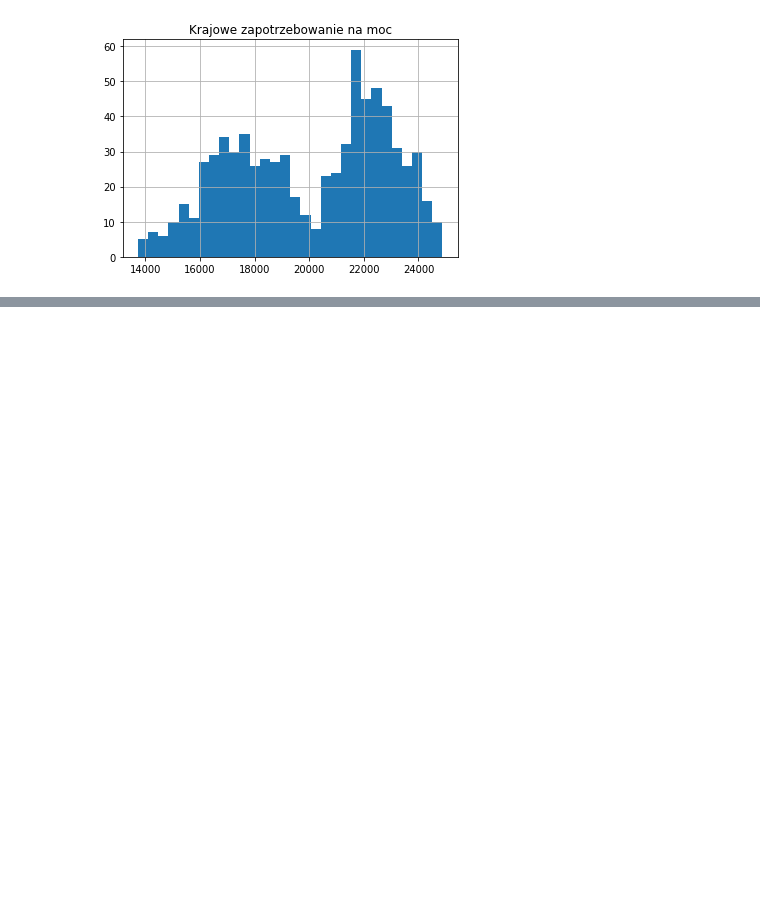
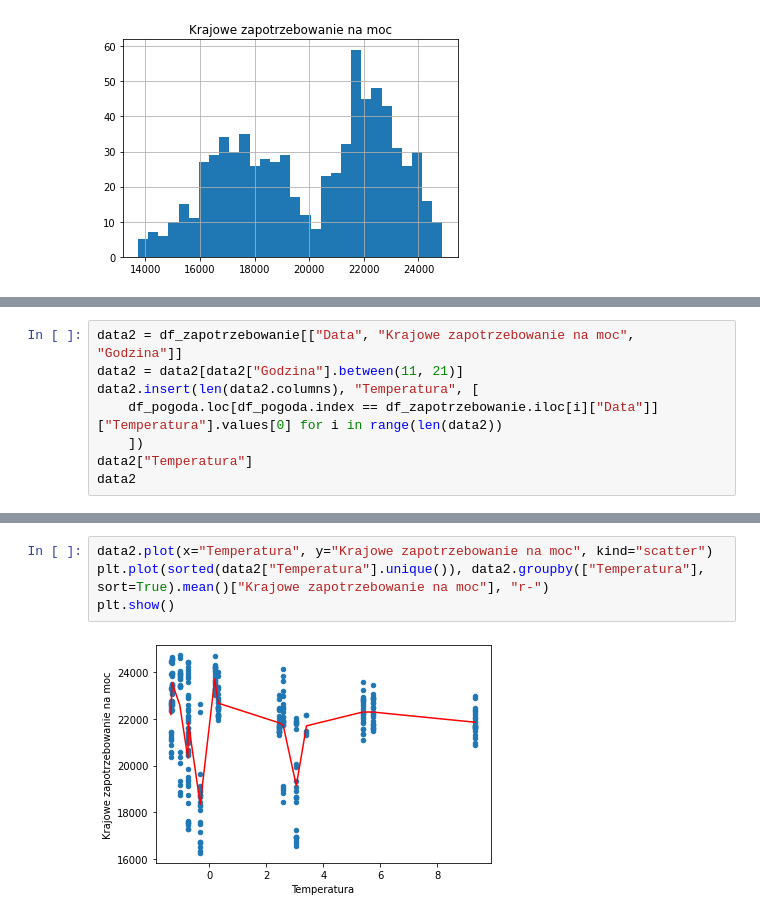
Before and after one commit to pilarskimarcin/ProjektDataAnalytics, a Jupyter notebook: model.ipynb, the cells around one changed output, grey strips where cells are left out. Saved outputs shown, nothing was run; the diff lists cells and outputs as text; blank space fills up the shorter version.

```diff
--- a/model.ipynb
+++ b/model.ipynb
@@ -207,0 +211,8 @@ RMSE = 942.2353318044032
+# %%
+data2 = df_zapotrzebowanie[["Data", "Krajowe zapotrzebowanie na moc", "Godzina"]]
+data2 = data2[data2["Godzina"].between(11, 21)]
+data2.insert(len(data2.columns), "Temperatura", [
+    df_pogoda.loc[df_pogoda.index == df_zapotrzebowanie.iloc[i]["Data"]]["Temperatura"].values[0] for i in range(len(data2))
+    ])
+data2["Temperatura"]
+data2
@@ -207,0 +233,6 @@ RMSE = 942.2353318044032
+# %%
+data2.plot(x="Temperatura", y="Krajowe zapotrzebowanie na moc", kind="scatter")
+plt.plot(sorted(data2["Temperatura"].unique()), data2.groupby(["Temperatura"], sort=True).mean()["Krajowe zapotrzebowanie na moc"], "r-")
+plt.show()
+# %% [output]
+[figure, added]
```
Also changed, not shown: parts of 14 cells of this notebook.
